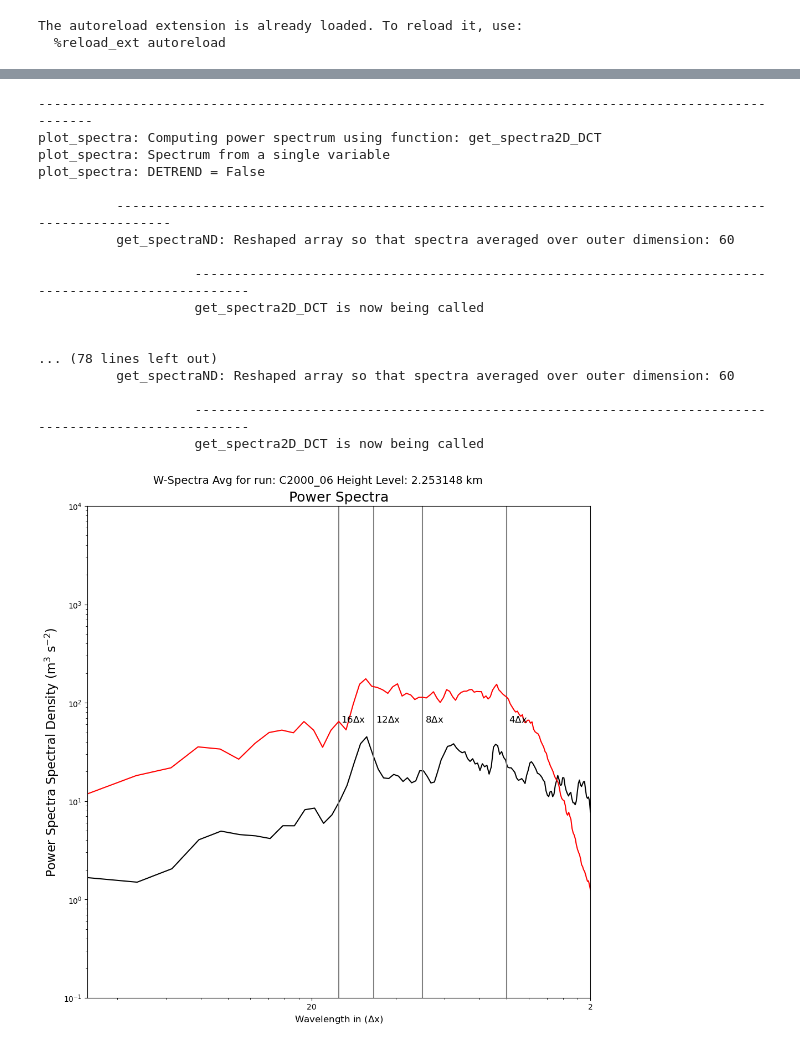
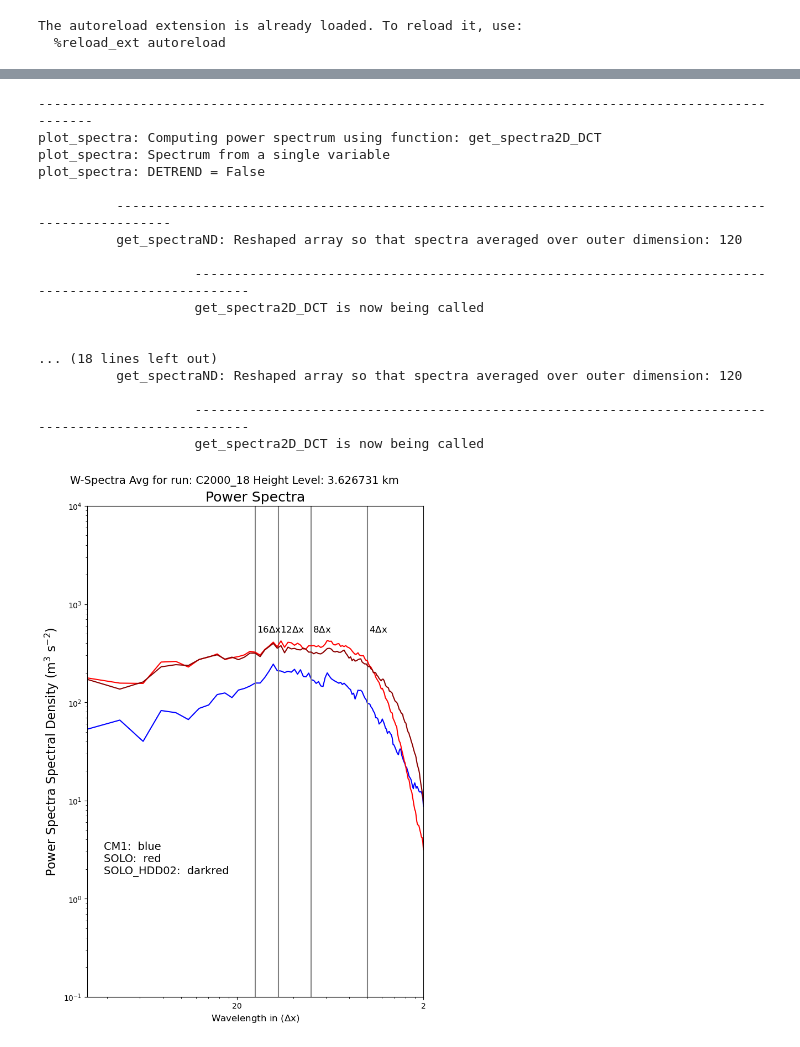
Before and after one commit to louiswicker/CAM_analysis_tools, a Jupyter notebook: ideal_cases/w_spectraIdeal.ipynb, the cells around one changed output, grey strips where cells are left out. Cells and saved outputs as stored; diff of their text form; code cells hidden in the pictures.

```diff
--- a/ideal_cases/w_spectraIdeal.ipynb
+++ b/ideal_cases/w_spectraIdeal.ipynb
@@ -37,5 +96,7 @@ The autoreload extension is already loaded. To reload it, use:
 # %%
-# models = {'cm1': pickle2Obj('object_stat/cm1_squall_3km_obj.pkl',retObj=False) }
+models = {}
+
+models = {'cm1': pickle2Obj('object_stat/cm1_squall_3km_obj.pkl',retObj=False) }
+
+models['solo'] = pickle2Obj('object_stat/solo_squall_3km_obj.pkl',retObj=False)
+models['solo_hdd02'] = pickle2Obj('object_stat/solo_squall_3km_hdd02_obj.pkl',retObj=False)
-# %%
-models = {}
-models['wrf'] = pickle2Obj('object_stat/wrf_squall_3km_obj.pkl', retObj=False)
@@ -125,30 +103,28 @@ def run_spectral_analysis(model, run, analysis_levels, var='w'):
 # %%
 # Local import
 
-from spectra.py_spectra import *
 
-#print(models['wrf']["C2000_06"]['w'])
 
-ret = run_spectral_analysis(models, "C2000_06", [15], var='w')
-ret = run_spectral_analysis(models, "C2000_06", [35], var='w')
-ret = run_spectral_analysis(models, "C3500_18", [15], var='w')
-ret = run_spectral_analysis(models, "C3500_18", [35], var='w')
+#ret = run_spectral_analysis(models, "C2000_06", [20], var='w')
+ret = run_spectral_analysis(models, "C2000_18", [20], var='w')
+# ret = run_spectral_analysis(models, "C3500_06", [20], var='w')
+# ret = run_spectral_analysis(models, "C3500_18", [20], var='w')
 # %% [output]
 ----------------------------------------------------------------------------------------------------
 plot_spectra: Computing power spectrum using function: get_spectra2D_DCT
 plot_spectra: Spectrum from a single variable
 plot_spectra: DETREND = False
 
           ----------------------------------------------------------------------------------------------------
-          get_spectraND: Reshaped array so that spectra averaged over outer dimension: 60
+          get_spectraND: Reshaped array so that spectra averaged over outer dimension: 120
 
                     ----------------------------------------------------------------------------------------------------
                     get_spectra2D_DCT is now being called
 
 
-... (78 lines left out)
-          get_spectraND: Reshaped array so that spectra averaged over outer dimension: 60
+... (18 lines left out)
+          get_spectraND: Reshaped array so that spectra averaged over outer dimension: 120
 
                     ----------------------------------------------------------------------------------------------------
                     get_spectra2D_DCT is now being called
-[figure, old version]
+[figure, new version]
```
Also changed, not shown: parts of 11 cells of this notebook, 9 other files.
